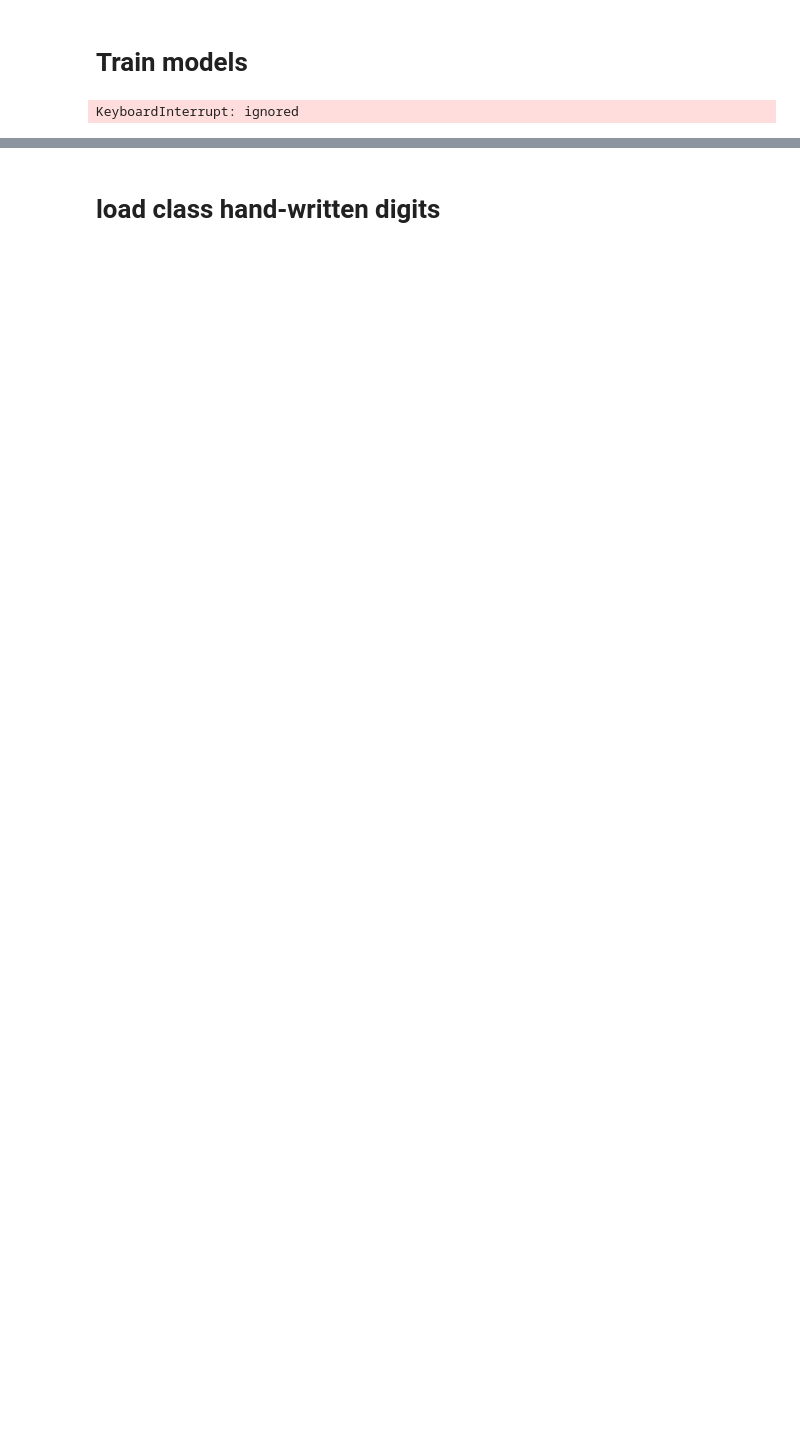
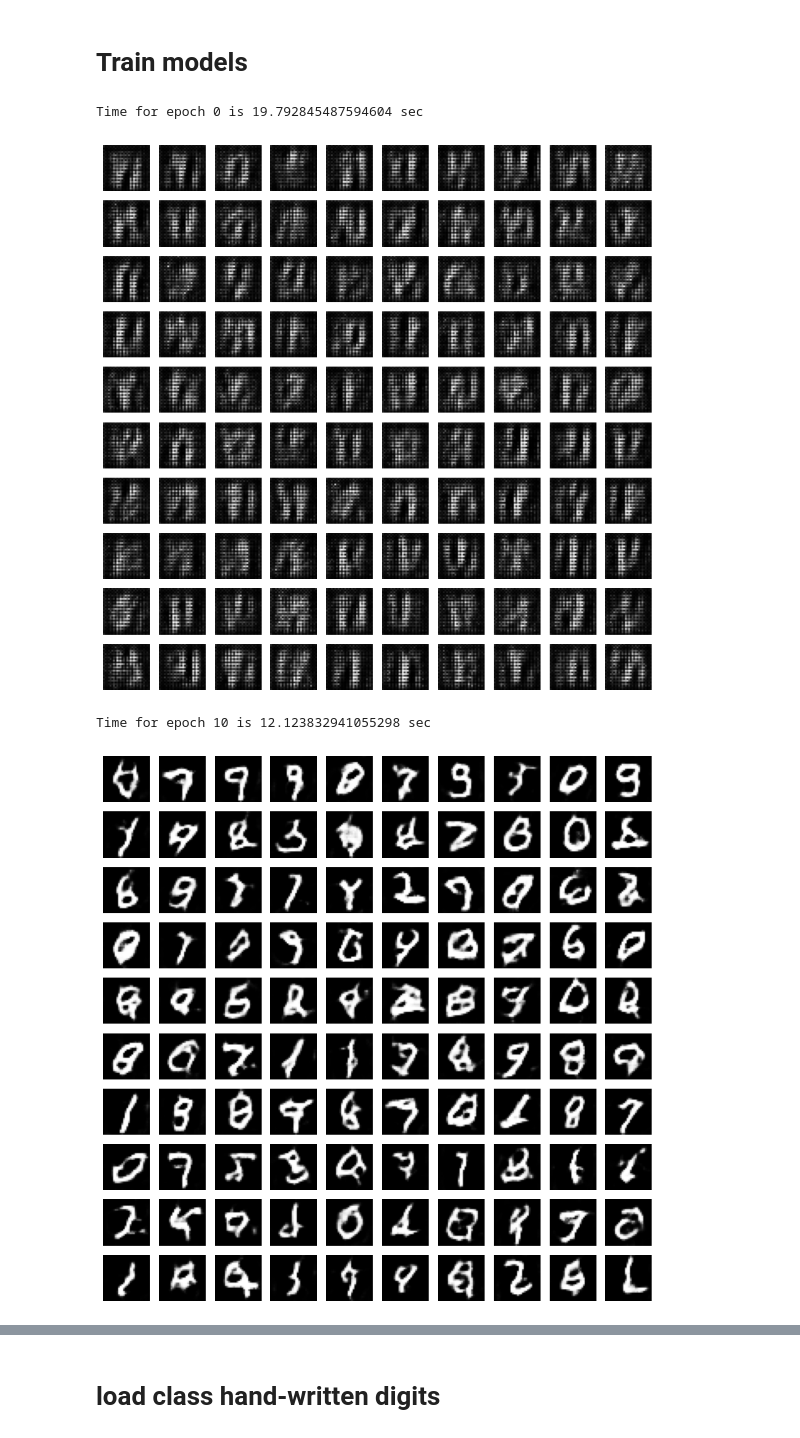
Before and after one commit to asgutierrt/Introduction_to_IA, a Jupyter notebook: convolutional_networks/gan_mnist.ipynb, the cells around one changed output, grey strips where cells are left out. Cells and saved outputs as stored; diff of their text form; code cells hidden in the pictures; blank space fills up the shorter version.

```diff
--- a/convolutional_networks/gan_mnist.ipynb
+++ b/convolutional_networks/gan_mnist.ipynb
@@ -191,17 +199,16 @@ def generate_images(model, test_input, epoch=''):
 # %%
-import time
-
-EPOCHS = 1
+EPOCHS = 100
 gen_loss_l, disc_loss_l = train(train_dataset, EPOCHS)
 
-import pandas as pd
-disc=pd.DataFrame(disc_loss_l)
-disc.to_csv("disc.csv")
-gen=pd.DataFrame(gen_loss_l)
-gen.to_csv("gen.csv")
+# save training data
+disc=pd.DataFrame(disc_loss_l); disc.to_csv("disc.csv")
+gen=pd.DataFrame(gen_loss_l); gen.to_csv("gen.csv")
 
-from google.colab import files
-files.download('disc.csv')
-files.download('gen.csv')
+## automatically download training data
+#from google.colab import files
+#files.download('disc.csv'); files.download('gen.csv')
 # %% [output]
-KeyboardInterrupt: ignored
+Time for epoch 0 is 19.792845487594604 sec
+[figure, added]
+Time for epoch 10 is 12.123832941055298 sec
+[figure, added]
```
Also changed, not shown: parts of 18 cells of this notebook.
